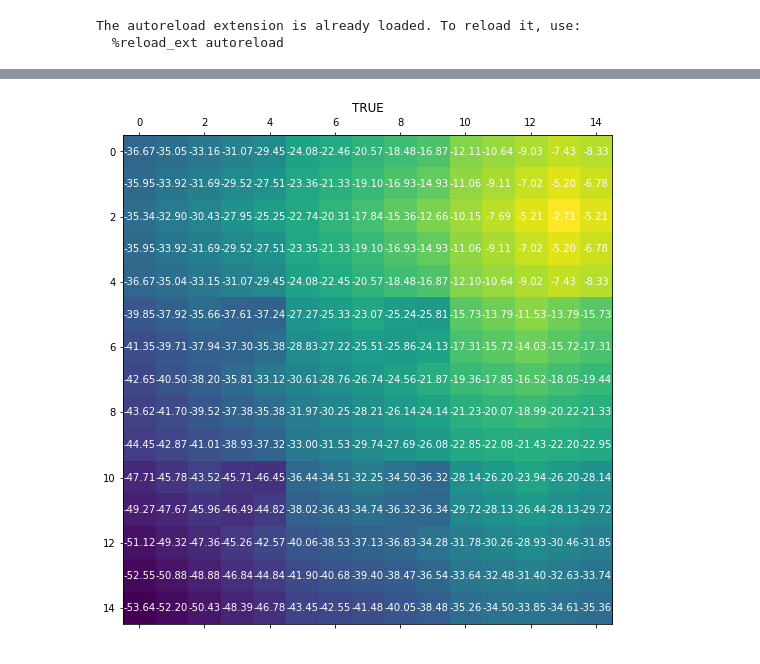
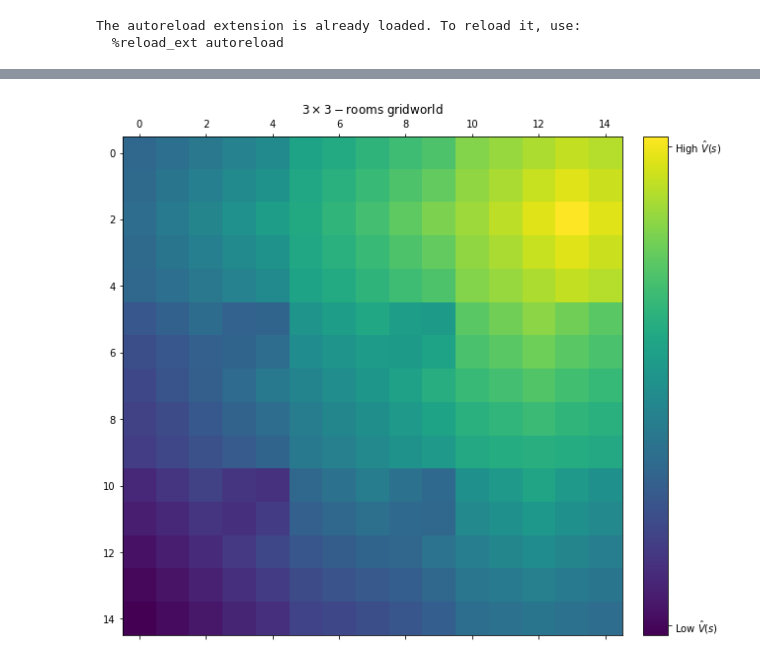
Before and after one commit to guillermoim/options, a Jupyter notebook: notebooks/Sandbox.ipynb, the cells around one changed output, grey strips where cells are left out. Saved outputs shown, nothing was run; the diff lists cells and outputs as text; code cells hidden in the pictures.

```diff
--- a/notebooks/Sandbox.ipynb
+++ b/notebooks/Sandbox.ipynb
@@ -81,6 +349,7 @@ plt.show()
 # %%
-Z_true = pickle.load(open('../configurations/3_3.dict', 'rb'))['Z_true']
-plotmat(np.log(Z_true[:225]).reshape(15,15), 'TRUE', annotated=True, figsize=(9,9))
+Z_true = pickle.load(open('../configs_grid/3_3_1.dict', 'rb'))['Z_true']
+#plotmat(np.log(Z_true[:225]).reshape(15,15), 'TRUE', annotated=True, figsize=(9,9))
+plot_gridworld(np.log(Z_true[:225]).reshape(15,15), r'$3 \times 3-$rooms gridworld', annotated=False, figsize=(9,9), save_path='3_3_grid')
 plt.show()
 # %% [output]
-[figure, old version]
+[figure, new version]
```
Also changed, not shown: parts of 38 cells of this notebook, 11 other files.
